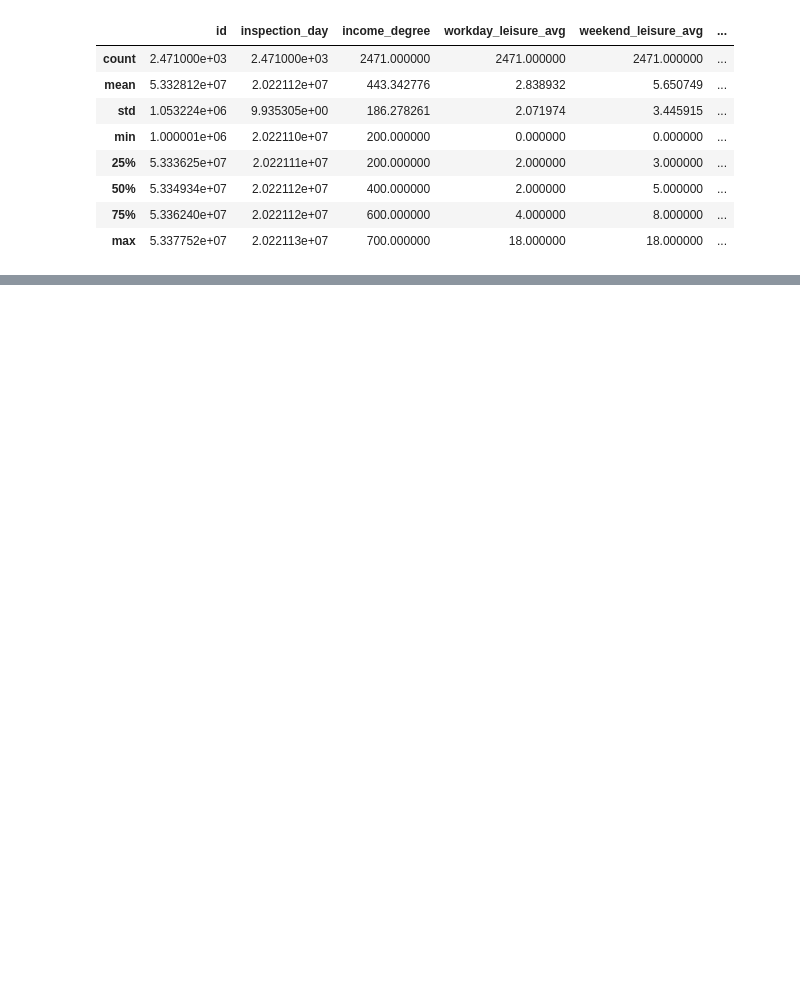
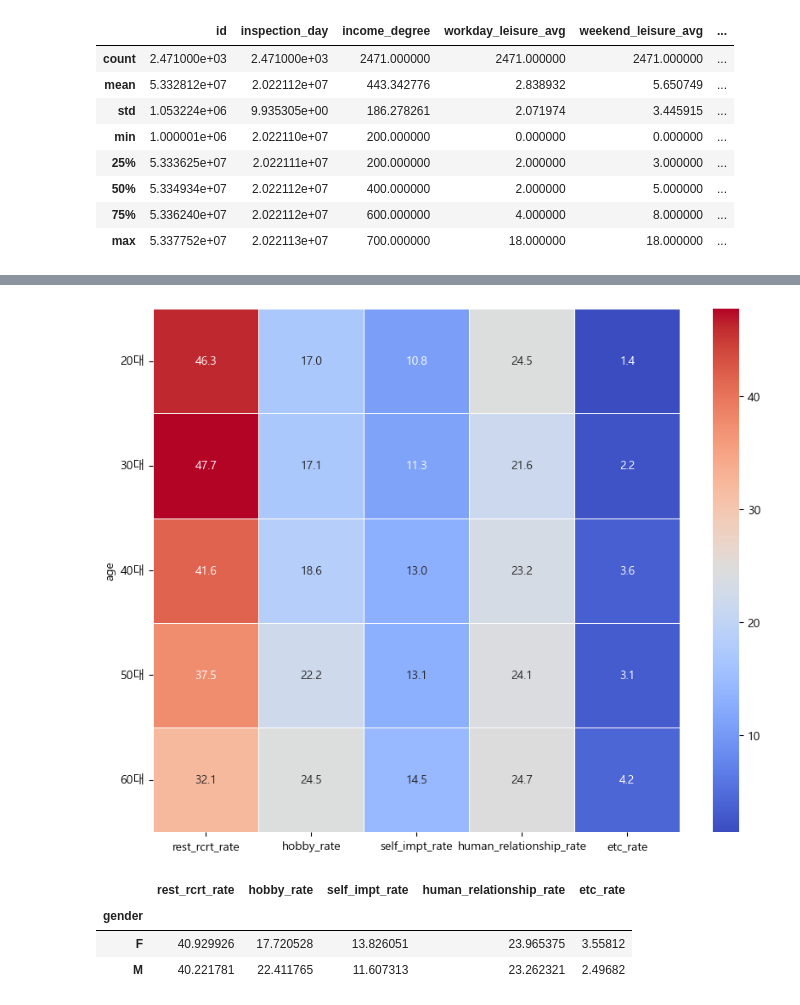
Before and after one commit to yugyeong1/streamlit_leisure_app, a Jupyter notebook: leisure_data.ipynb, the cells around one changed output, grey strips where cells are left out. Saved outputs shown, nothing was run; the diff lists cells and outputs as text; code cells hidden in the pictures; blank space fills up the shorter version.

```diff
--- a/leisure_data.ipynb
+++ b/leisure_data.ipynb
@@ -376,2 +303,4 @@ leisure_data.groupby('gender')['now_leisure_spend'].value_counts().to_frame()
 # %%
 # 연령별, 성별별로 어떤 여가활동이 가장 많았는지
+# %%
+data = leisure_data.groupby('age')[['rest_rcrt_rate','hobby_rate','self_impt_rate','human_relationship_rate','etc_rate']].mean()
@@ -377,0 +317,15 @@ leisure_data.groupby('gender')['now_leisure_spend'].value_counts().to_frame()
+# %%
+plt.figure(figsize= (10, 8))
+sb.heatmap(data, cmap='coolwarm', annot= True, fmt='.1f', linewidths= 0.7)
+plt.xticks(rotation= 360)
+plt.yticks(rotation= 360)
+plt.show()
+# %% [output]
+[figure, added]
+# %%
+leisure_data.groupby('gender')[['rest_rcrt_rate','hobby_rate','self_impt_rate','human_relationship_rate','etc_rate']].mean()
+# %% [output]
+|  | rest_rcrt_rate | hobby_rate | self_impt_rate | human_relationship_rate | etc_rate |
+| gender |  |  |  |  |  |
+| F | 40.929926 | 17.720528 | 13.826051 | 23.965375 | 3.55812 |
+| M | 40.221781 | 22.411765 | 11.607313 | 23.262321 | 2.49682 |
```
Also changed, not shown: parts of 41 cells of this notebook, 3 other files.
